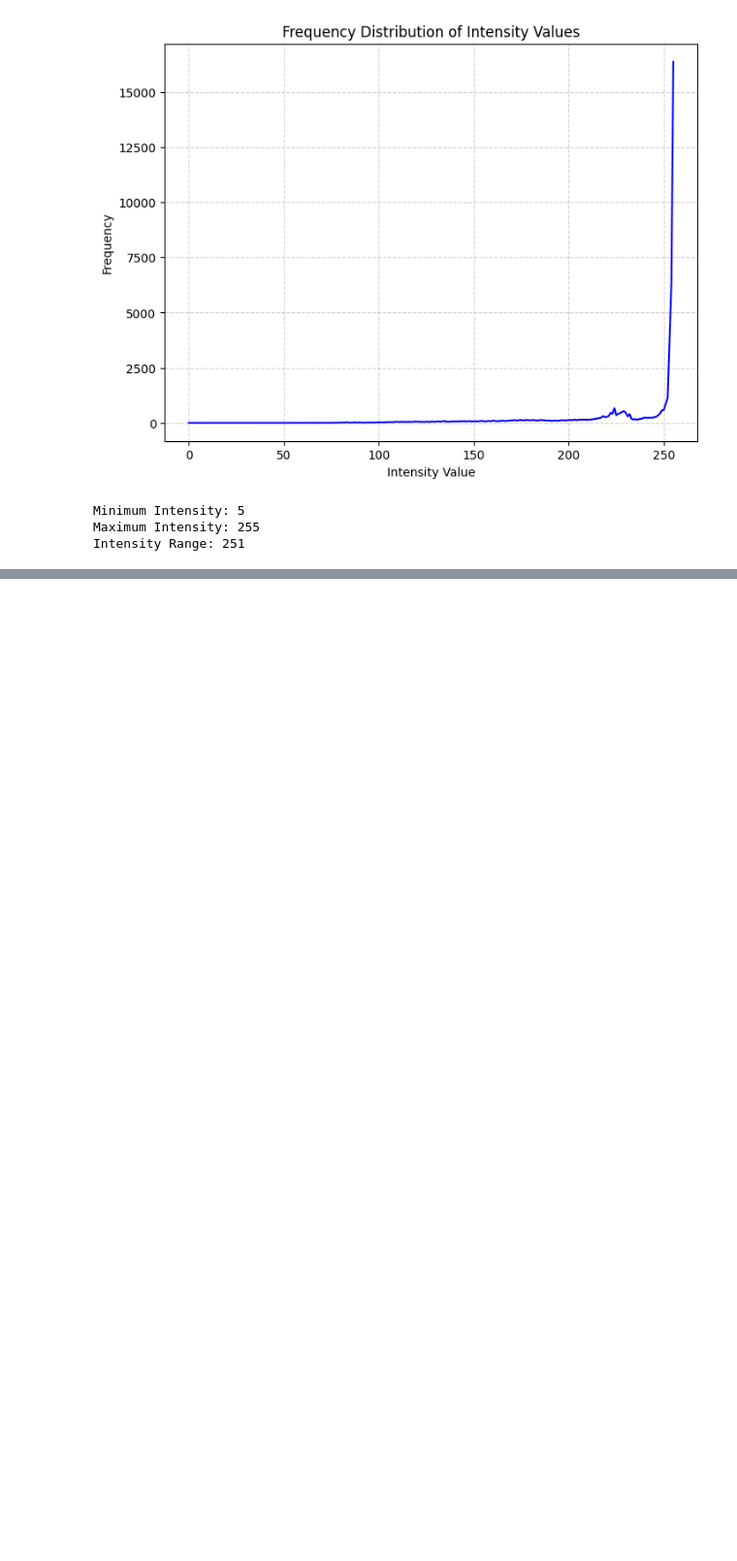
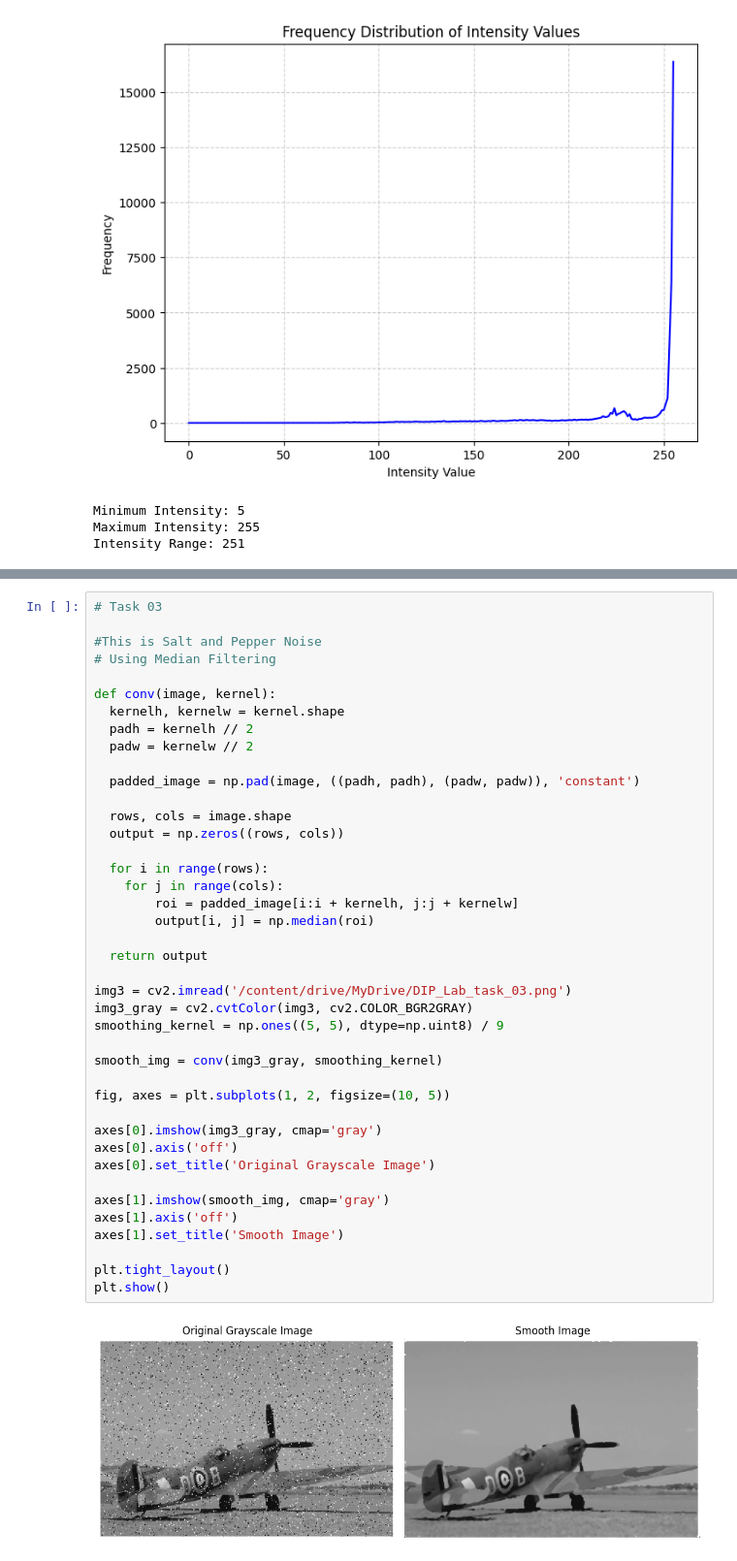
Before and after one commit to Nurulislamopu/DIP_Lab_Task_2019331530, a Jupyter notebook: Copy_of_DIP_lab_exam_sec[19_20].ipynb, the cells around one changed output, grey strips where cells are left out. Shown at 97% size. Cells and saved outputs as stored; diff of their text form; blank space fills up the shorter version.

Commit message:
Task 03 Completed

```diff
--- a/Copy_of_DIP_lab_exam_sec[19_20].ipynb
+++ b/Copy_of_DIP_lab_exam_sec[19_20].ipynb
@@ -94,3 +96,46 @@ plt.tight_layout()
 plt.show()
 # %% [output]
 [figure]
+# %%
+# Task 03
+
+#This is Salt and Pepper Noise
+# Using Median Filtering
+
+def conv(image, kernel):
+  kernelh, kernelw = kernel.shape
+  padh = kernelh // 2
+  padw = kernelw // 2
+
+  padded_image = np.pad(image, ((padh, padh), (padw, padw)), 'constant')
+
+  rows, cols = image.shape
+  output = np.zeros((rows, cols))
+
+  for i in range(rows):
+    for j in range(cols):
+        roi = padded_image[i:i + kernelh, j:j + kernelw]
+        output[i, j] = np.median(roi)
+
+  return output
+
+img3 = cv2.imread('/content/drive/MyDrive/DIP_Lab_task_03.png')
+img3_gray = cv2.cvtColor(img3, cv2.COLOR_BGR2GRAY)
+smoothing_kernel = np.ones((5, 5), dtype=np.uint8) / 9
+
+smooth_img = conv(img3_gray, smoothing_kernel)
+
+fig, axes = plt.subplots(1, 2, figsize=(10, 5))
+
+axes[0].imshow(img3_gray, cmap='gray')
+axes[0].axis('off')
+axes[0].set_title('Original Grayscale Image')
+
+axes[1].imshow(smooth_img, cmap='gray')
+axes[1].axis('off')
+axes[1].set_title('Smooth Image')
+
+plt.tight_layout()
+plt.show()
+# %% [output]
+[figure, added]
```
Also changed, not shown: parts of 1 cell of this notebook.
